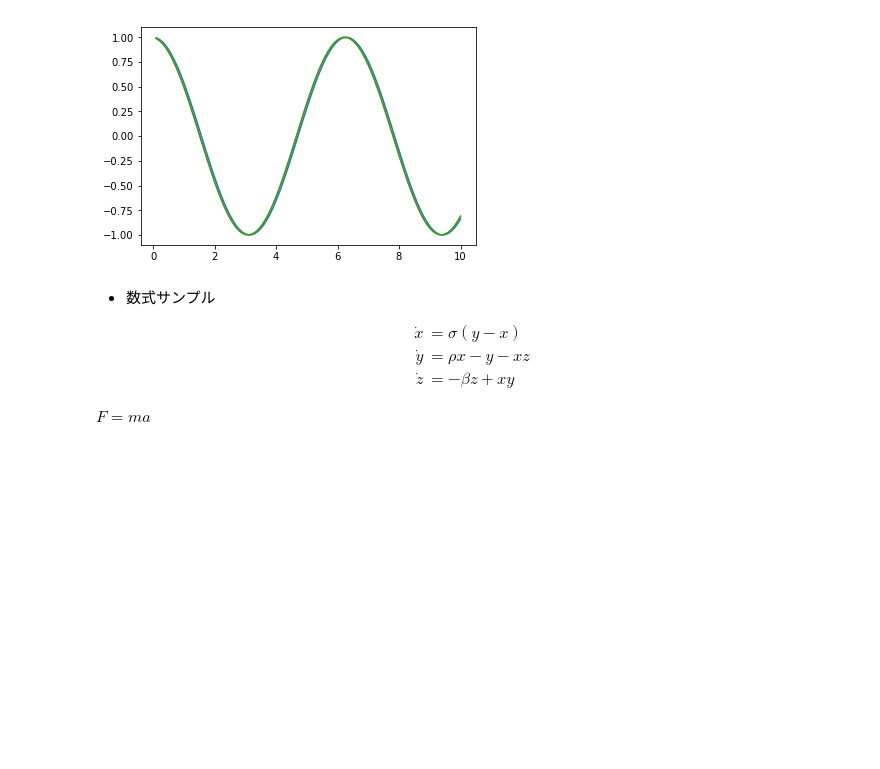
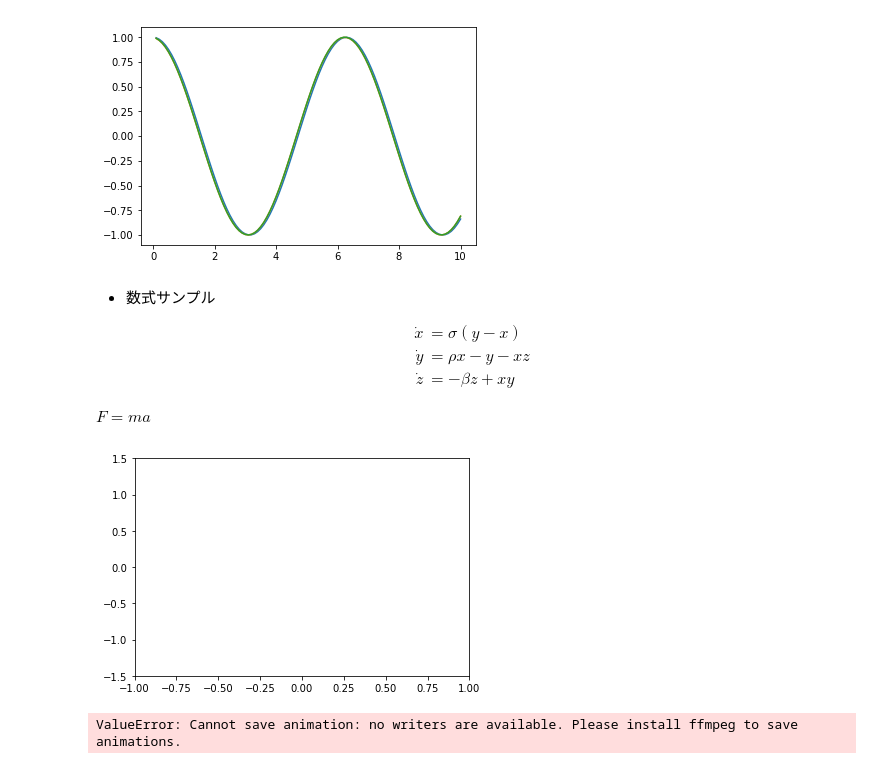
Before and after one commit to hono63/differential, a Jupyter notebook: Differential.ipynb, the cells around one changed output. Drawn from its saved outputs; the diff is of its cells as text; code cells hidden in the pictures; blank space fills up the shorter version.

```diff
--- a/Differential.ipynb
+++ b/Differential.ipynb
@@ -202,0 +205,16 @@ $F = ma$
+# %%
+fig = plt.figure()
+plt.xlim(-1.0, 1.0)
+plt.ylim(-1.5, 1.5)
+ims = []
+for i in range(100):
+    im = plt.plot(0.0, graphcos[i], 'o')
+    #print(graphcos[i])
+    ims.append(im)
+
+ani = anime.ArtistAnimation(fig, ims, interval = 100)
+plt.show()
+ani.save("sample.gif")
+# %% [output]
+[figure, added]
+ValueError: Cannot save animation: no writers are available. Please install ffmpeg to save animations.
```
Also changed, not shown: parts of 5 cells of this notebook.
